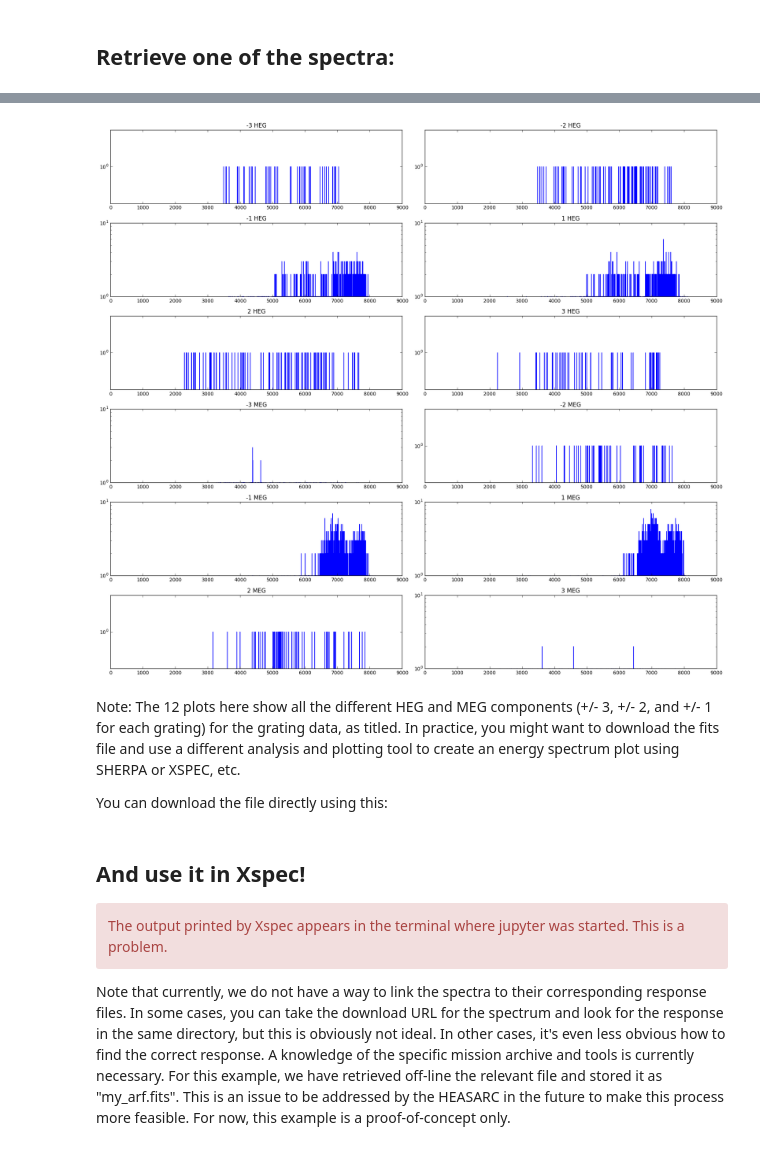
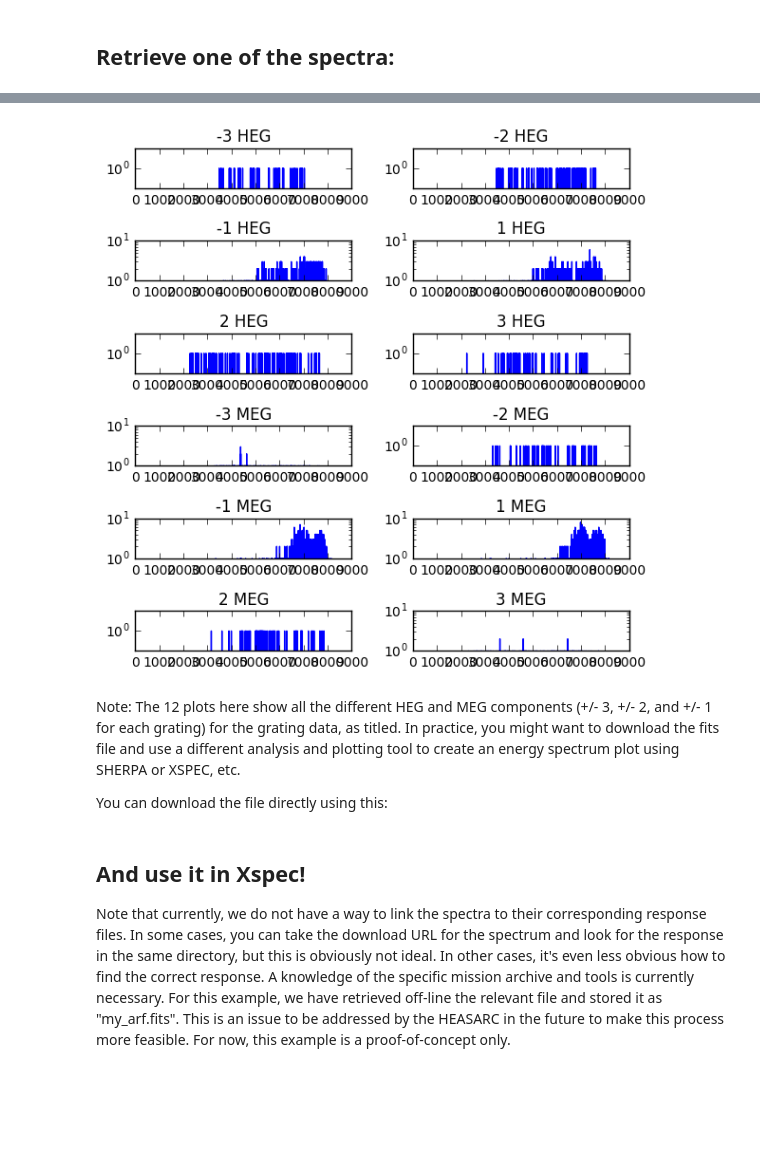
Before and after one commit to NASA-NAVO/aas_workshop_2018, a Jupyter notebook: heasarc/heasarc_Spectral_Access.ipynb, the cells around one changed output, grey strips where cells are left out. Drawn from its saved outputs; the diff is of its cells as text; code cells hidden in the pictures; blank space fills up the shorter version.

```diff
--- a/heasarc/heasarc_Spectral_Access.ipynb
+++ b/heasarc/heasarc_Spectral_Access.ipynb
@@ -93,21 +94,22 @@ table
 | 11 | 2 | 2 | 1 | 4105.62 | 4071.5 | 1 .. 8192 | 0 .. 0 | 1.86603 .. 1.86603 | ... |
 | 12 | 3 | 2 | 1 | 4105.62 | 4071.5 | 1 .. 8192 | 0 .. 0 | 1.86603 .. 1.86603 | ... |
 # %%
+
 for i in range(len(table)):
-    matplotlib.rcParams['figure.figsize'] = (18, 16)
+    matplotlib.rcParams['figure.figsize'] = (6, 6)
     ax=plt.subplot(6,2,i+1)
     pha = plt.plot( table['CHANNEL'][i],table['COUNTS'][i])
     ax.set_yscale('log')
     if table['TG_PART'][i] == 1:
         instr='HEG'
     if table['TG_PART'][i] == 2:
         instr='MEG'
     if table['TG_PART'][i] == 3:
         instr='LEG'
     ax.set_title(str(table['TG_M'][i])+' '+instr)
     plt.tight_layout()
 # %% [output]
-[figure, old version]
+[figure, new version]
 # %% [markdown]
 Note: The 12 plots here show all the different HEG and MEG components (+/- 3, +/- 2, and +/- 1 for each grating) for the grating data, as titled. In practice, you might want to download the fits file and use a different analysis and plotting tool to create an energy spectrum plot using SHERPA or XSPEC, etc.
 
@@ -128,10 +130,6 @@ with open('my_spectrum.fits','wb') as f:
     f.write(r.content)
 # %% [markdown]
 ## And use it in Xspec!
-
-<div class="alert alert-block alert-danger">
-The output printed by Xspec appears in the terminal where jupyter was started.  This is a problem.
-</div>
 
 <div>
 Note that currently, we do not have a way to link the spectra to their corresponding response files.  In some cases, you can take the download URL for the spectrum and look for the response in the same directory, but this is obviously not ideal.  In other cases, it's even less obvious how to find the correct response.  A knowledge of the specific mission archive and tools is currently necessary.  For this example, we have retrieved off-line the relevant file and stored it as "my_arf.fits".  This is an issue to be addressed by the HEASARC in the future to make this process more feasible. For now, this example is a proof-of-concept only.
```
Also changed, not shown: parts of 4 cells of this notebook, 1 other file.
